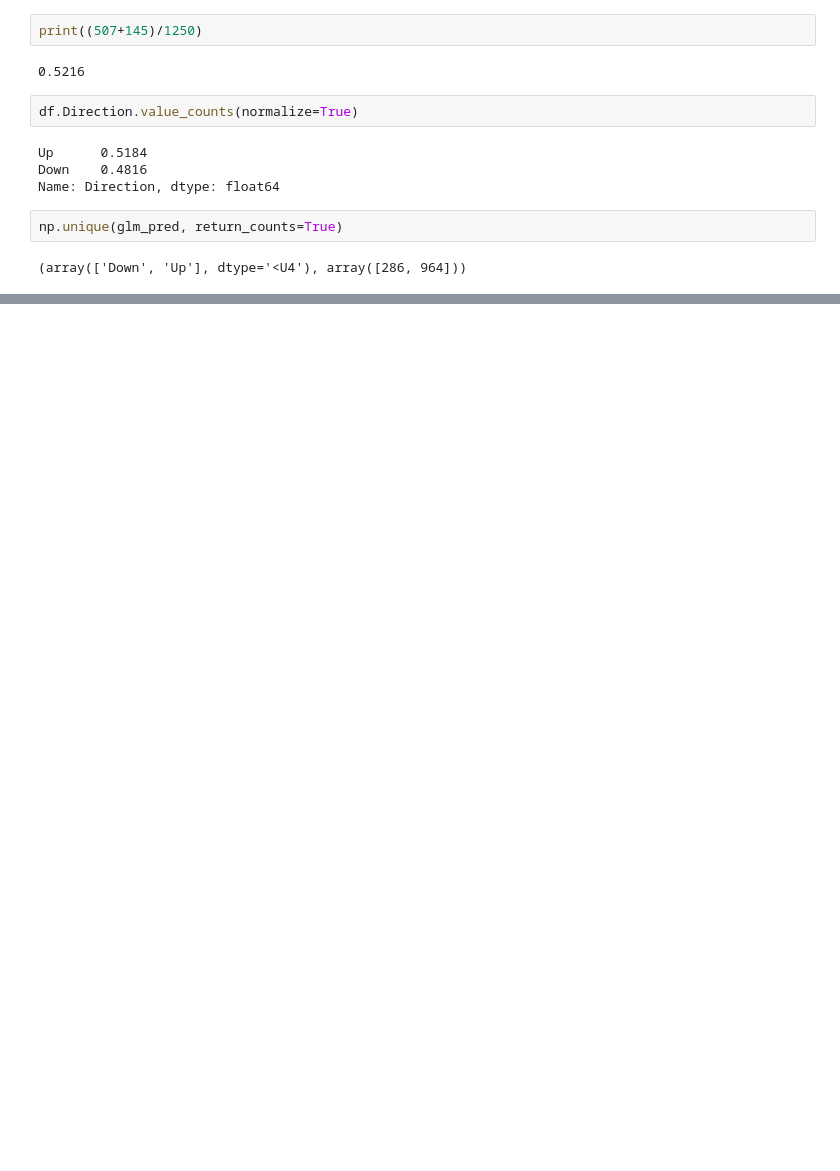
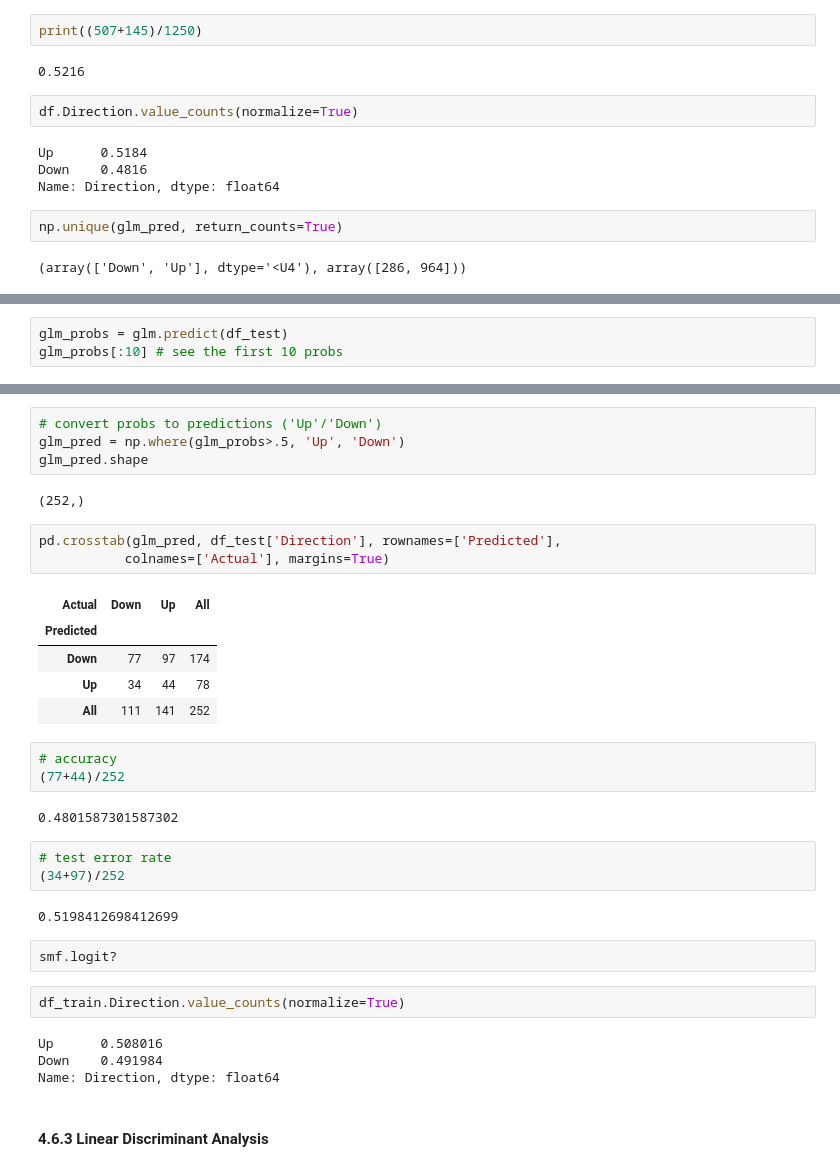
Before and after one commit to DTRuiz/ISLpy, a Jupyter notebook: Chapter4_notes.ipynb, the cells around one changed output, grey strips where cells are left out. Saved outputs shown, nothing was run; the diff lists cells and outputs as text; blank space fills up the shorter version.

```diff
--- a/Chapter4_notes.ipynb
+++ b/Chapter4_notes.ipynb
@@ -406,0 +422,3 @@ np.unique(glm_pred, return_counts=True)
+# %%
+glm_probs = glm.predict(df_test)
+glm_probs[:10] # see the first 10 probs
@@ -406,0 +437,35 @@ np.unique(glm_pred, return_counts=True)
+# %%
+# convert probs to predictions ('Up'/'Down')
+glm_pred = np.where(glm_probs>.5, 'Up', 'Down')
+glm_pred.shape
+# %% [output]
+(252,)
+# %%
+pd.crosstab(glm_pred, df_test['Direction'], rownames=['Predicted'],
+           colnames=['Actual'], margins=True)
+# %% [output]
+| Actual | Down | Up | All |
+| Predicted |  |  |  |
+| Down | 77 | 97 | 174 |
+| Up | 34 | 44 | 78 |
+| All | 111 | 141 | 252 |
+# %%
+# accuracy
+(77+44)/252
+# %% [output]
+0.4801587301587302
+# %%
+# test error rate
+(34+97)/252
+# %% [output]
+0.5198412698412699
+# %%
+smf.logit?
+# %%
+df_train.Direction.value_counts(normalize=True)
+# %% [output]
+Up      0.508016
+Down    0.491984
+Name: Direction, dtype: float64
+# %% [markdown]
+#### 4.6.3 Linear Discriminant Analysis
```
Also changed, not shown: parts of 22 cells of this notebook.
